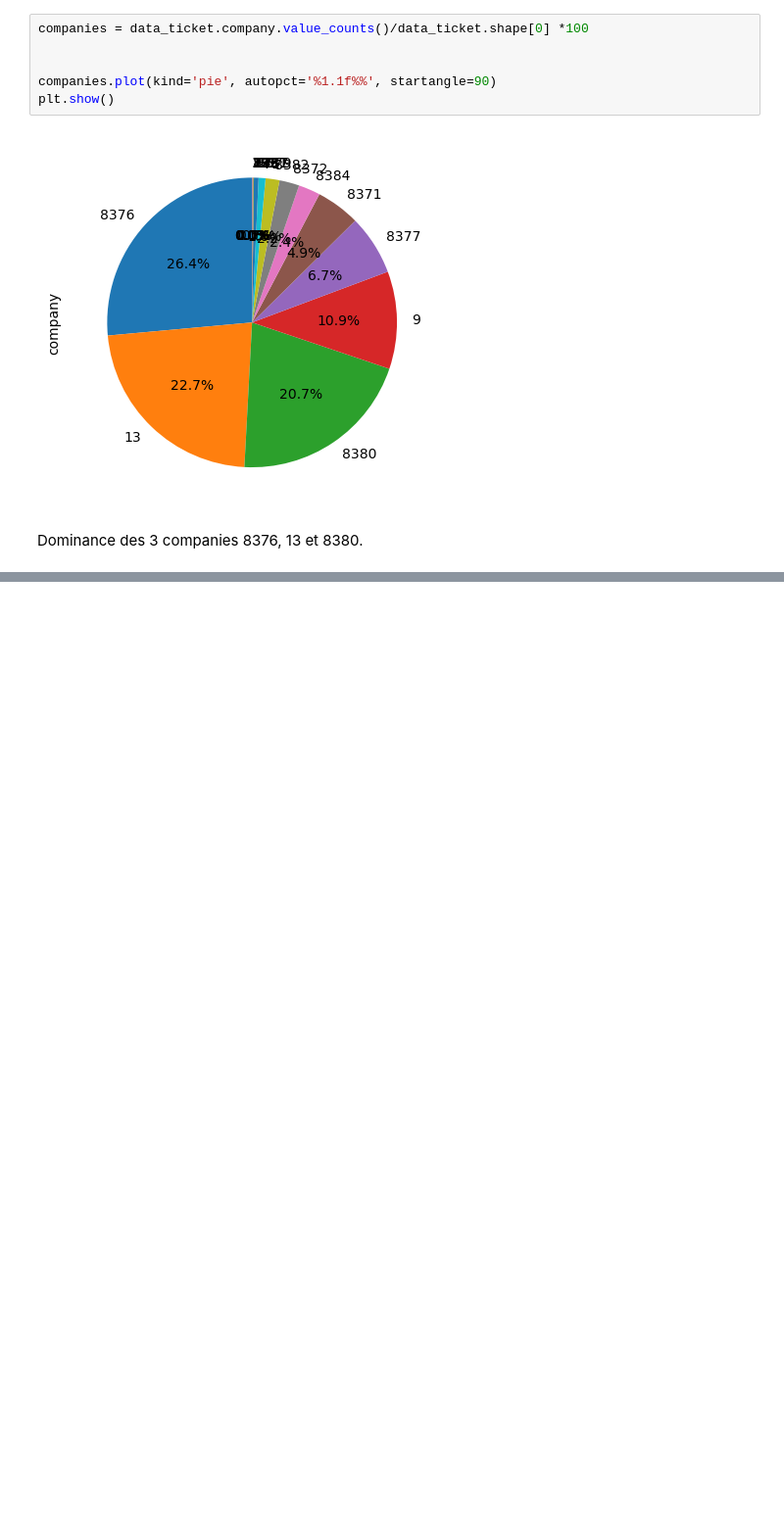
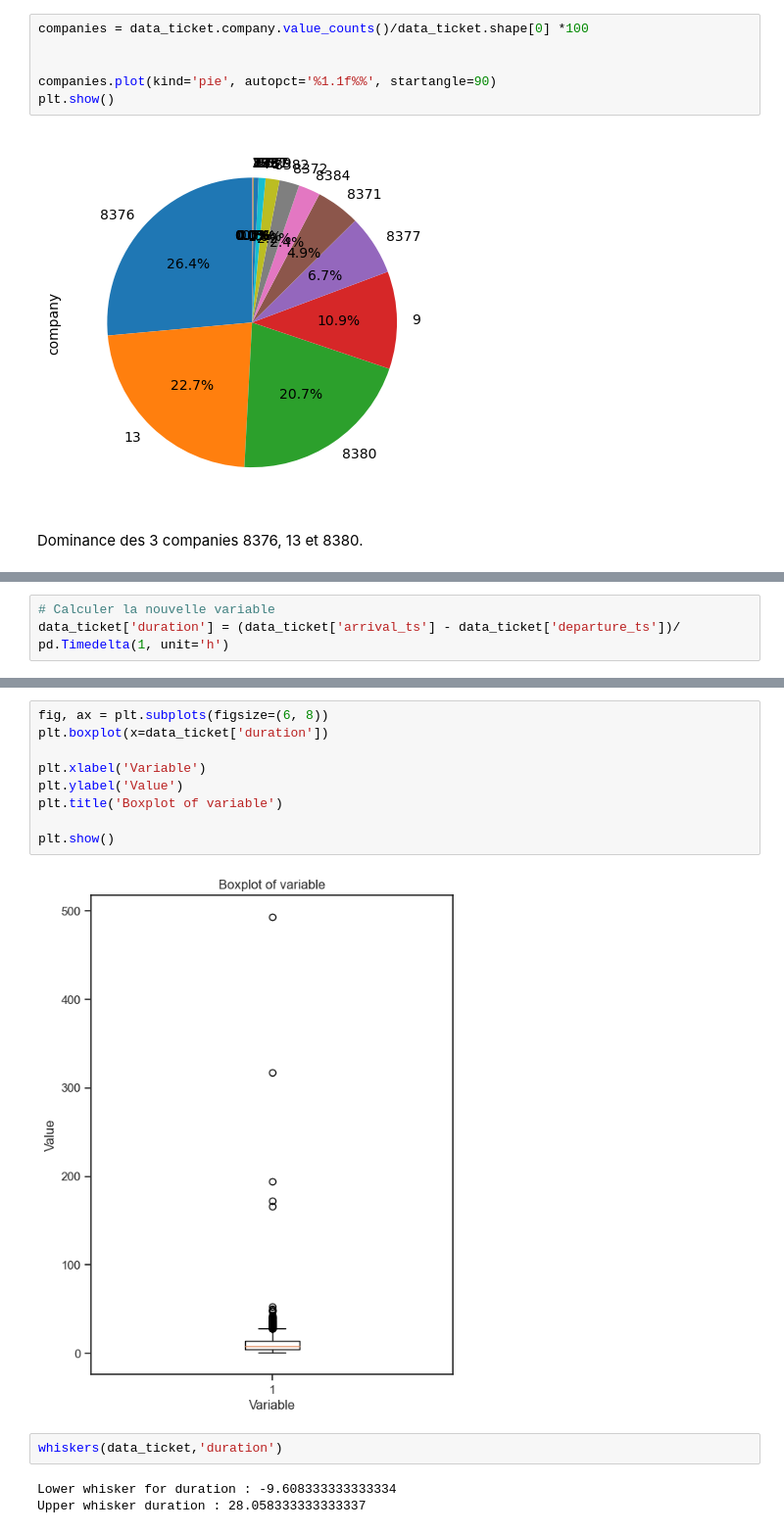
Before and after one commit to najwa-errachidy/Crunching_data, a Jupyter notebook: crunching_data.ipynb, the cells around one changed output, grey strips where cells are left out. Shown at 98% size. Saved outputs shown, nothing was run; the diff lists cells and outputs as text; blank space fills up the shorter version.

```diff
--- a/crunching_data.ipynb
+++ b/crunching_data.ipynb
@@ -209 +239,4 @@ Dominance des 3 companies 8376, 13 et 8380.
+# %%
+# Calculer la nouvelle variable
+data_ticket['duration'] = (data_ticket['arrival_ts'] - data_ticket['departure_ts'])/ pd.Timedelta(1, unit='h')
 # %%
@@ -293,0 +276,16 @@ Name: o_city, Length: 257, dtype: int64
+# %%
+fig, ax = plt.subplots(figsize=(6, 8))
+plt.boxplot(x=data_ticket['duration'])
+
+plt.xlabel('Variable')
+plt.ylabel('Value')
+plt.title('Boxplot of variable')
+
+plt.show()
+# %% [output]
+[figure, added]
+# %%
+whiskers(data_ticket,'duration')
+# %% [output]
+Lower whisker for duration : -9.608333333333334
+Upper whisker duration : 28.058333333333337
```
Also changed, not shown: parts of 29 cells of this notebook, 1 other file.
